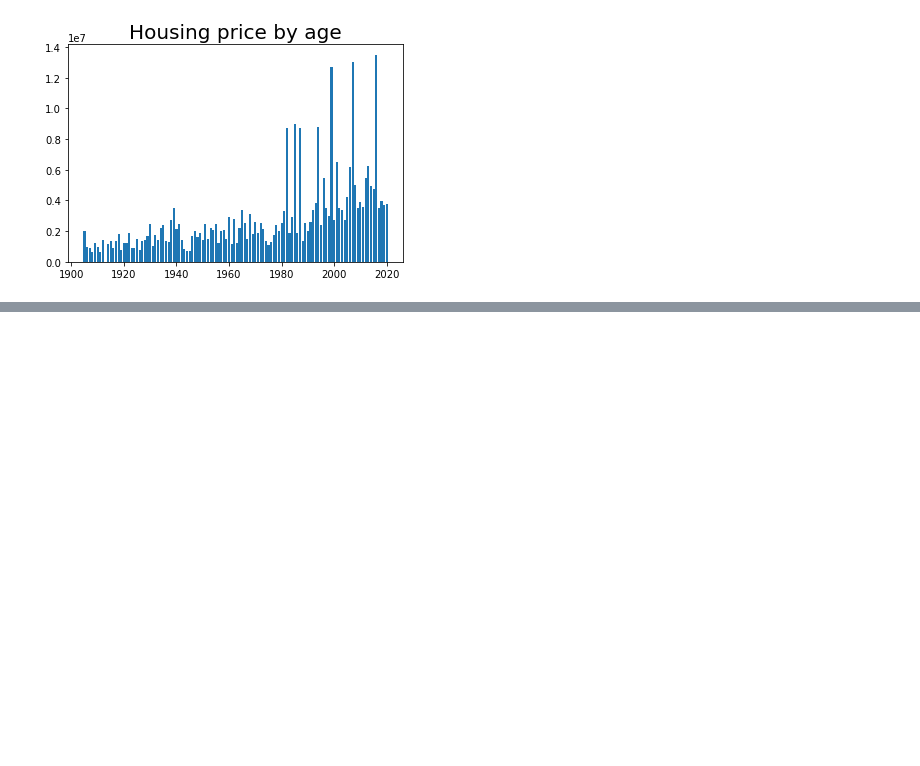
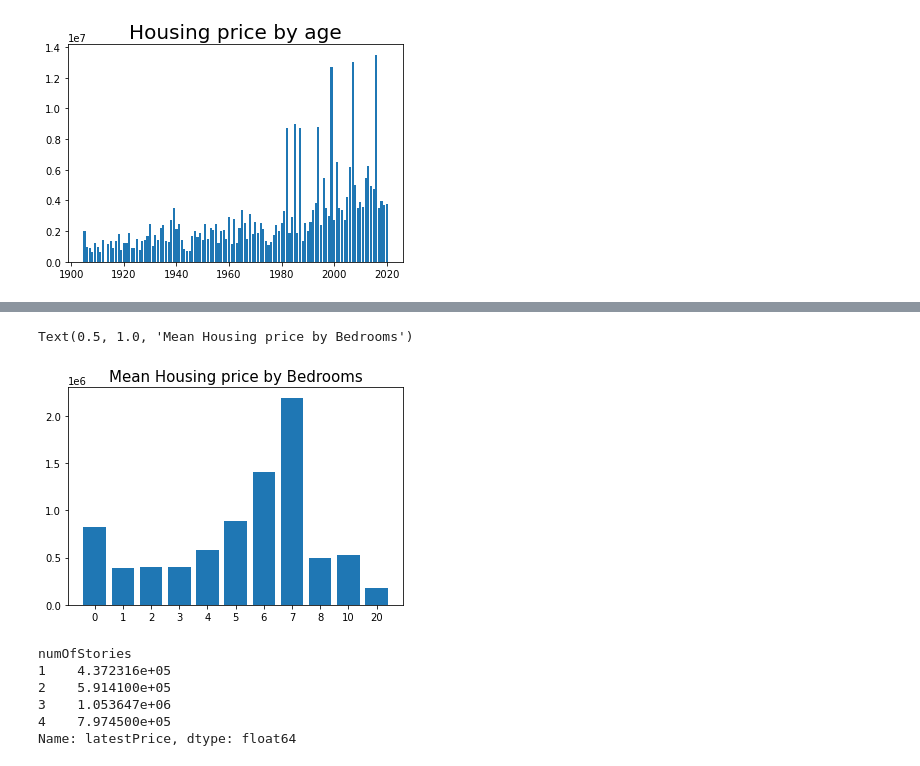
Before and after one commit to apaneser/House_Finding, a Jupyter notebook: Notebook/Austin_graphs.ipynb, the cells around one changed output, grey strips where cells are left out. Cells and saved outputs as stored; diff of their text form; code cells hidden in the pictures; blank space fills up the shorter version.

```diff
--- a/Notebook/Austin_graphs.ipynb
+++ b/Notebook/Austin_graphs.ipynb
@@ -75,0 +68,3 @@ array([2012, 2013, 2018, 2002, 2020, 2016, 2005, 2003, 2010, 2000, 2009,
+# %%
+mean_price_by_bedrooms = a_housing_df.groupby(['numOfBedrooms']).mean()['latestPrice']
+mean_price_by_bedrooms
@@ -75,0 +85,16 @@ array([2012, 2013, 2018, 2002, 2020, 2016, 2005, 2003, 2010, 2000, 2009,
+# %%
+plt.bar(['0', '1', '2', '3', '4', '5', '6', '7', '8', '10', '20'], mean_price_by_bedrooms)
+plt.title('Mean Housing price by Bedrooms', fontsize=15)
+# %% [output]
+Text(0.5, 1.0, 'Mean Housing price by Bedrooms')
+[figure, added]
+# %%
+mean_price_by_stories = a_housing_df.groupby(['numOfStories']).mean()['latestPrice']
+mean_price_by_stories
+# %% [output]
+numOfStories
+1    4.372316e+05
+2    5.914100e+05
+3    1.053647e+06
+4    7.974500e+05
+Name: latestPrice, dtype: float64
```
Also changed, not shown: parts of 8 cells of this notebook, 1 other file.
